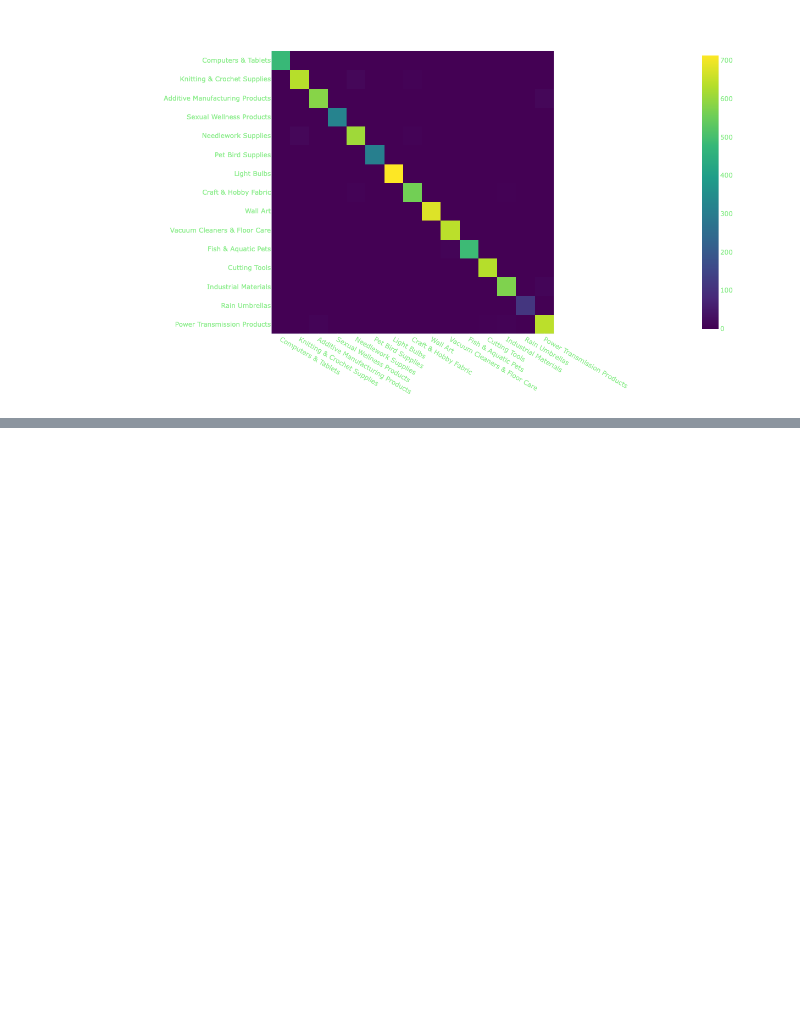
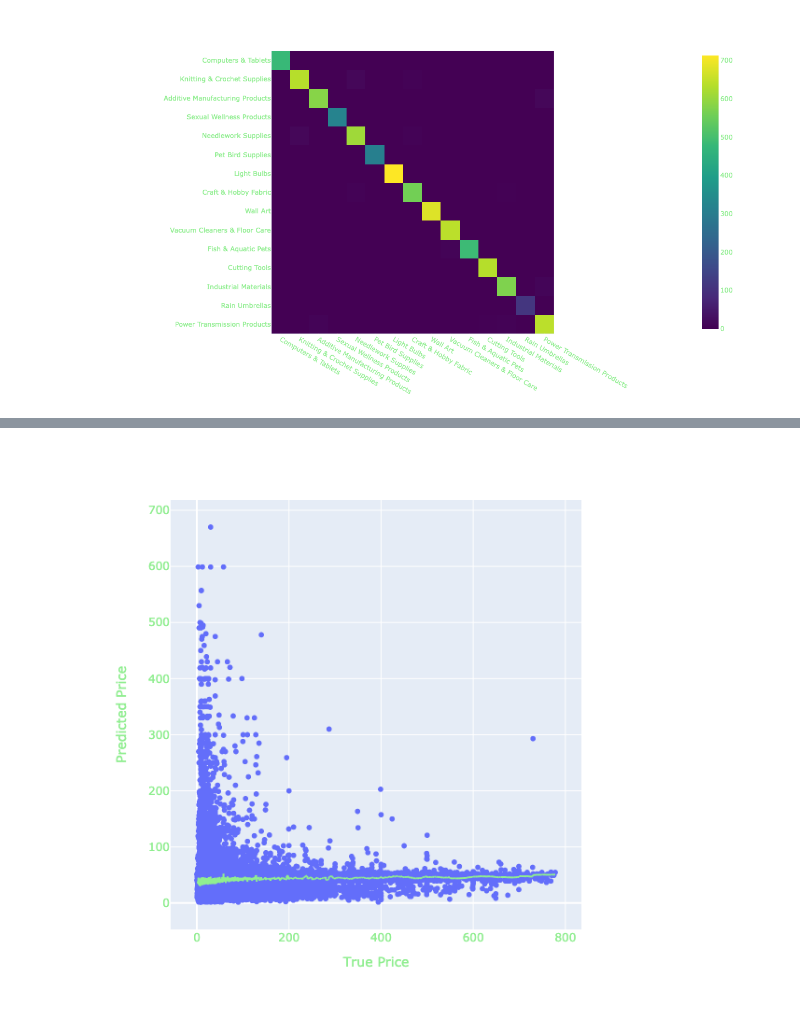
Before and after one commit to CUBoulder-DS/CSCI-5622, a Jupyter notebook: src/Bayes DT.ipynb, the cells around one changed output, grey strips where cells are left out. Cells and saved outputs as stored; diff of their text form; code cells hidden in the pictures; blank space fills up the shorter version.

```diff
--- a/src/Bayes DT.ipynb
+++ b/src/Bayes DT.ipynb
@@ -276,0 +345,15 @@ Index(['Stars', 'Reviews', 'Price', 'List Price', 'Bought In Month'], dtype='obj
+# %%
+pred_labels_class = dtClass.predict(dt_class_test)
+pred_labels_reg = dtReg.predict(dt_reg_test)
+pred_labels_rf = dtRF.predict(dt_class_test)
+
+print(accuracy_score(dt_class_label_test, pred_labels_class),
+      accuracy_score(dt_class_label_test, pred_labels_rf),
+      mean_squared_error(dt_reg_label_test, pred_labels_reg),
+      r2_score(dt_reg_label_test, pred_labels_reg),
+     mean_absolute_error(dt_reg_label_test, pred_labels_reg, multioutput="raw_values"))
+
+print(pd.DataFrame({"Metric": ["Mean Squared Error (MSE)", "Mean Absolute Error (MAE)", "R^2"],
+              "Value": [mean_squared_error(dt_reg_label_test, pred_labels_reg),
+                          r2_score(dt_reg_label_test, pred_labels_reg),
+                             mean_absolute_error(dt_reg_label_test, pred_labels_reg)]}).to_markdown(index=False))
@@ -276,0 +407,9 @@ Index(['Stars', 'Reviews', 'Price', 'List Price', 'Bought In Month'], dtype='obj
+# %%
+fig = px.scatter(x=dt_reg_label_test, y=pred_labels_reg, trendline="rolling", trendline_color_override="lightgreen", trendline_options=dict(window=100))
+fig.update_layout(width=600, height=600,
+                  # title="Regression DT: True vs Predicted Price",
+                 xaxis_title="True Price",
+                 yaxis_title="Predicted Price")
+fig.show(renderer="png")
+# %% [output]
+[figure, added]
```
Also changed, not shown: parts of 21 cells of this notebook, 21 other files.
